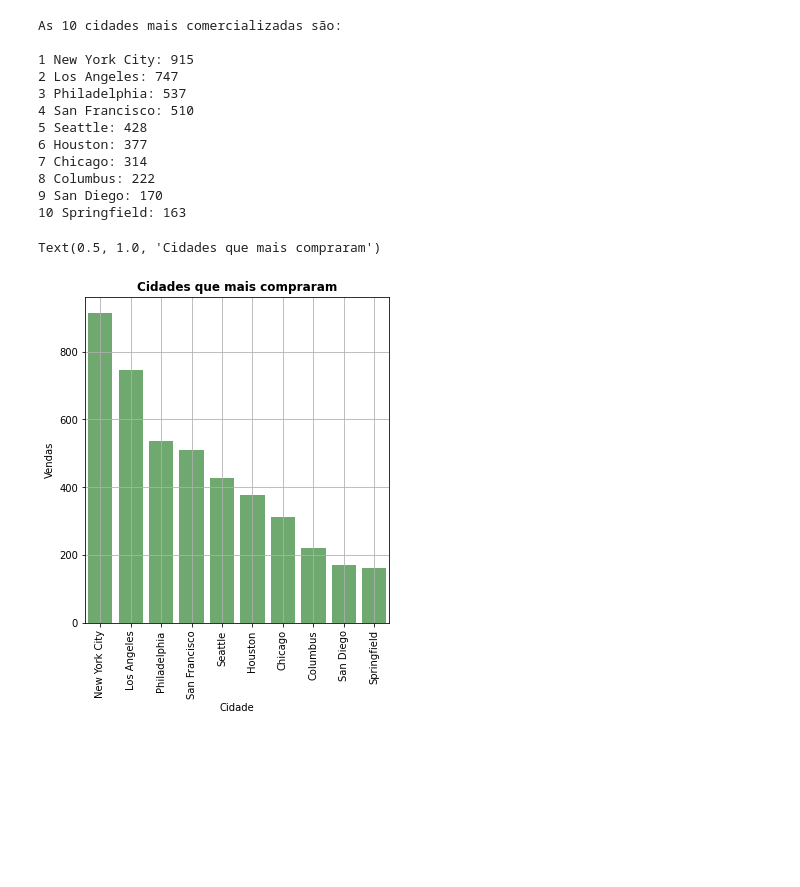
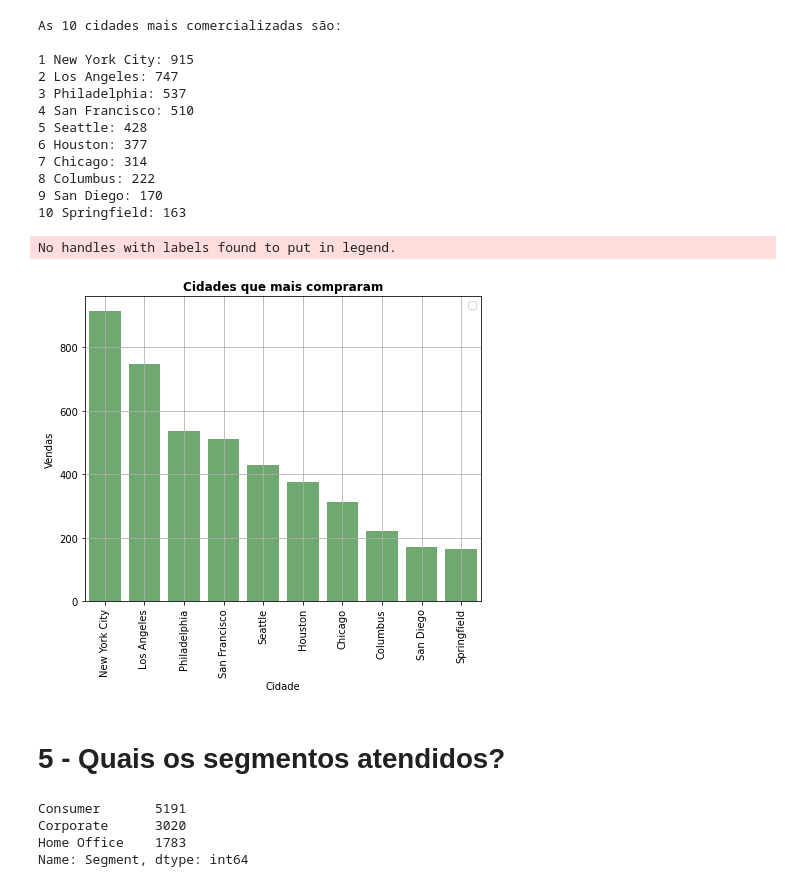
Before and after one commit to eduardoluisvieira/mackenzie, a Jupyter notebook: EDA_SuperStore.ipynb, the cells around one changed output. Cells and saved outputs as stored; diff of their text form; code cells hidden in the pictures; blank space fills up the shorter version.

```diff
--- a/EDA_SuperStore.ipynb
+++ b/EDA_SuperStore.ipynb
@@ -301,12 +301,25 @@ As 10 cidades mais comercializadas são:
 # %%
 plt.figure(figsize=(12,6))
 plt.subplot(1,2,1)
 sns.barplot(x=city_most_freq['City'],y=city_most_freq['Sales'], color='g',alpha=0.6)
 plt.xticks(rotation=90)
 plt.xlabel('Cidade')
 plt.ylabel('Vendas')
 plt.grid()
 plt.title('Cidades que mais compraram',fontsize=12,weight='bold')
+plt.legend()
+
+plt.tight_layout()
+plt.show()
 # %% [output]
-Text(0.5, 1.0, 'Cidades que mais compraram')
+No handles with labels found to put in legend.
-[figure, old version]
+[figure, new version]
+# %% [markdown]
+# **5 - Quais os segmentos atendidos?**
+# %%
+superstore['Segment'].value_counts()
+# %% [output]
+Consumer       5191
+Corporate      3020
+Home Office    1783
+Name: Segment, dtype: int64
```
Also changed, not shown: parts of 2 cells of this notebook.
